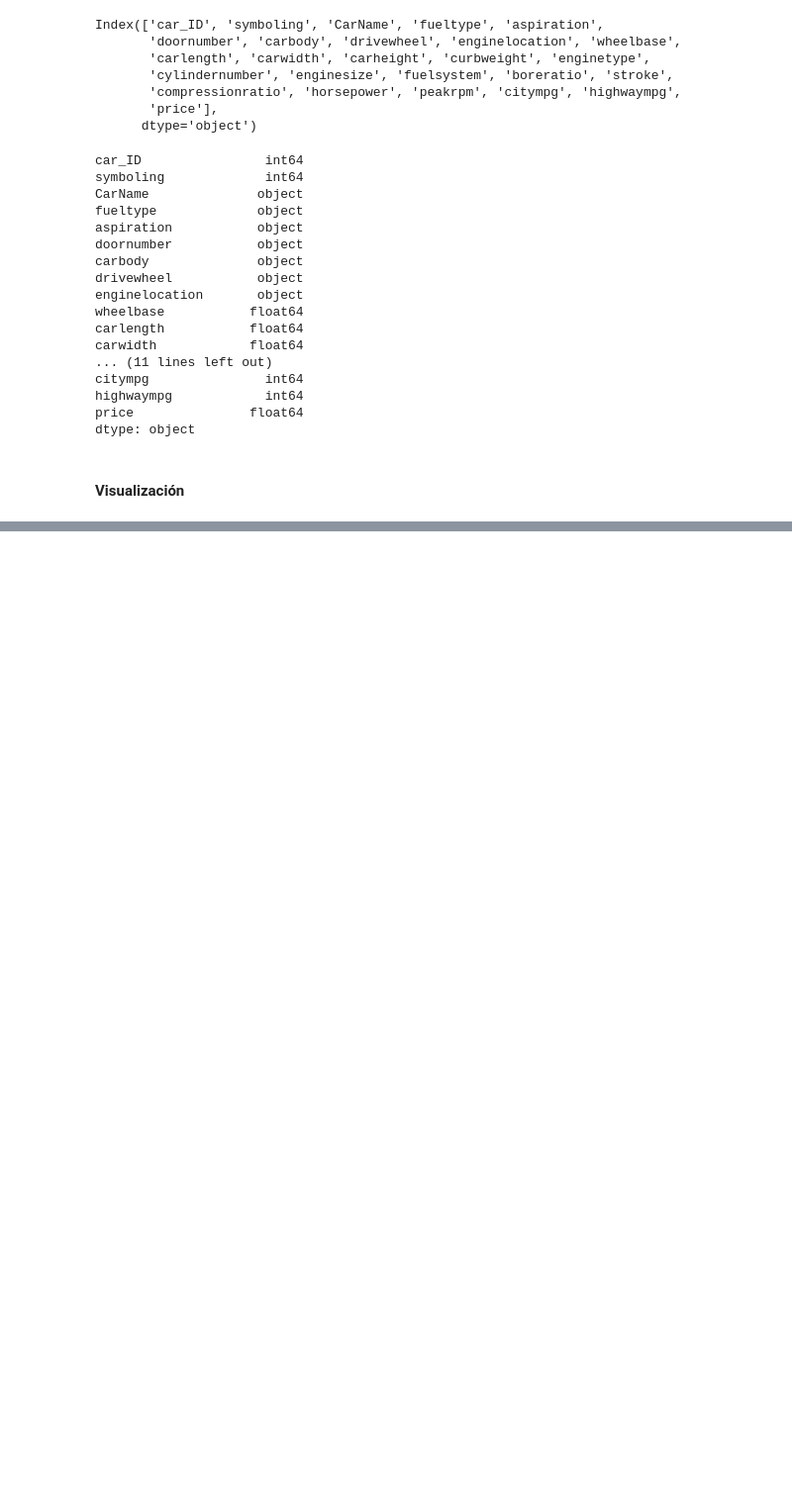
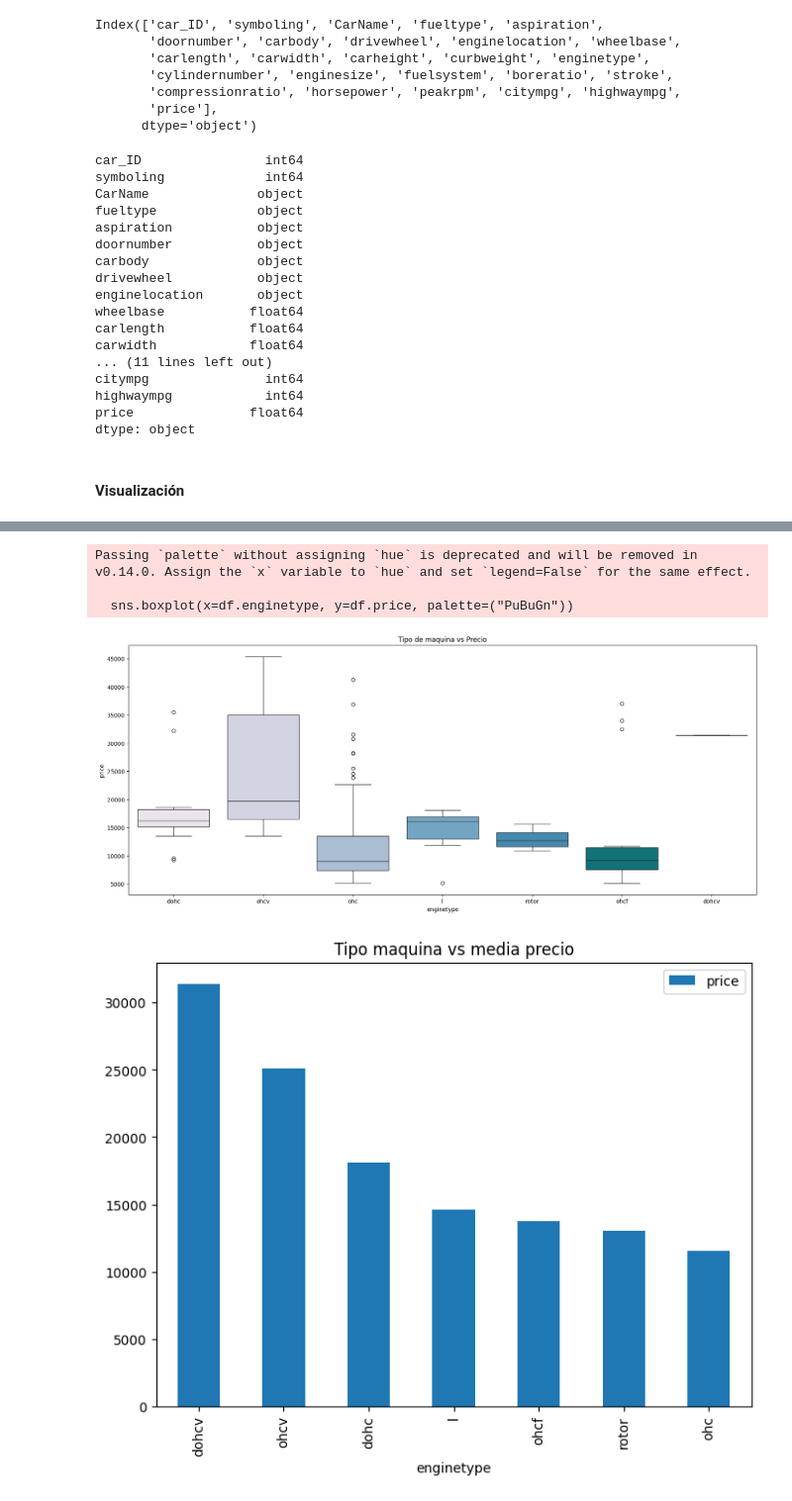
Before and after one commit to jeissonj/ciencia-datos-python-casos-practicos-udemy, a Jupyter notebook: 04-regresion-lineal.ipynb, the cells around one changed output, grey strips where cells are left out. Shown: that part at 99% size. Saved outputs shown, nothing was run; the diff lists cells and outputs as text; code cells hidden in the pictures; blank space fills up the shorter version.

```diff
--- a/04-regresion-lineal.ipynb
+++ b/04-regresion-lineal.ipynb
@@ -70,0 +80,15 @@ plt.figure()
+# %%
+plt.figure(figsize=(20,8))
+plt.title("Tipo de maquina vs Precio")
+sns.boxplot(x=df.enginetype, y=df.price, palette=("PuBuGn"))
+plt.show()
+df = pd.DataFrame(df.groupby(["enginetype"])["price"].mean().sort_values(ascending=False))
+df.plot.bar(figsize=(8,6))
+plt.title("Tipo maquina vs media precio")
+plt.show()
+# %% [output]
+Passing `palette` without assigning `hue` is deprecated and will be removed in v0.14.0. Assign the `x` variable to `hue` and set `legend=False` for the same effect.
+
+  sns.boxplot(x=df.enginetype, y=df.price, palette=("PuBuGn"))
+[figure, added]
+[figure, added]
```
Also changed, not shown: parts of 32 cells of this notebook, 1 other file.
